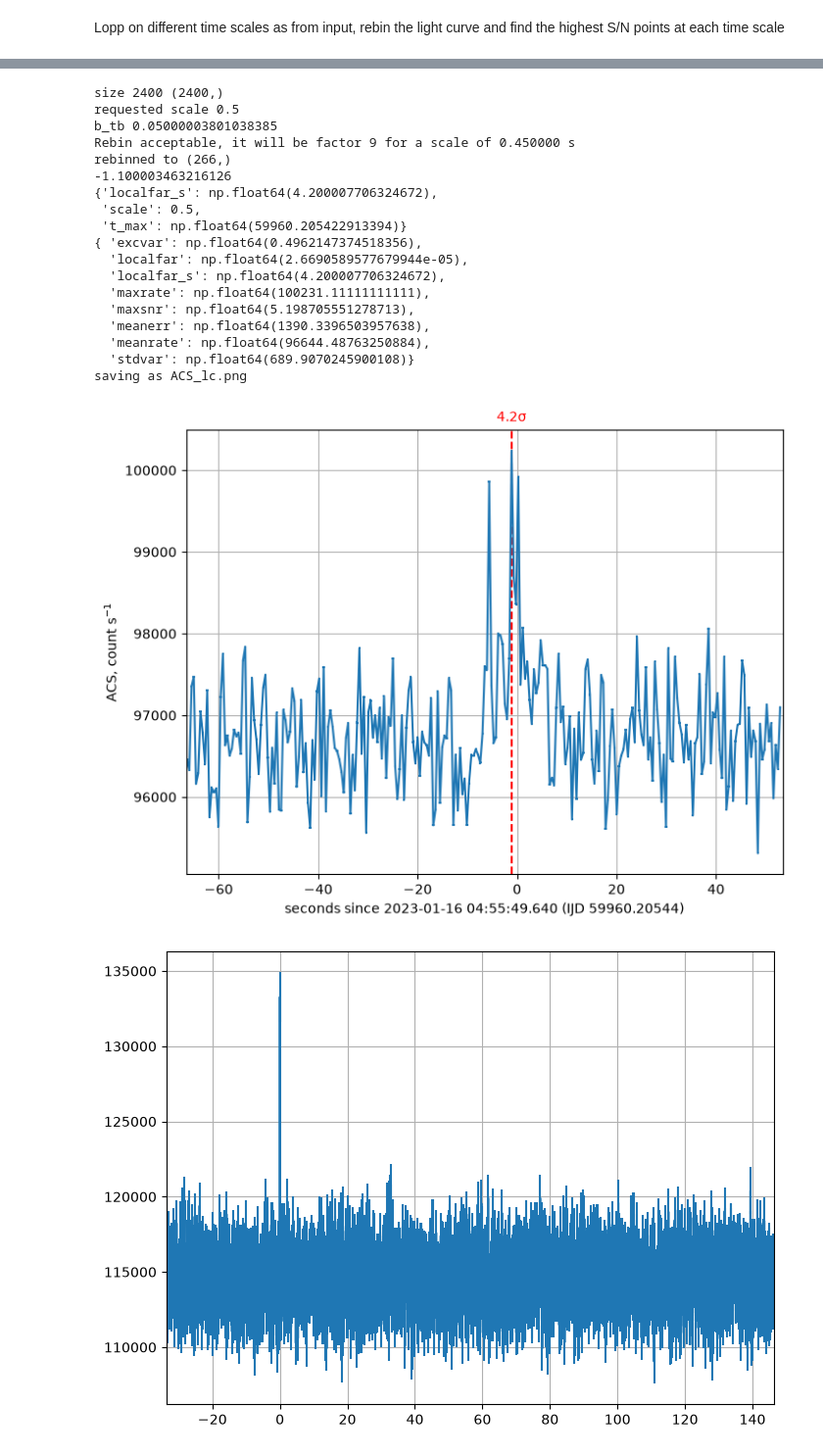
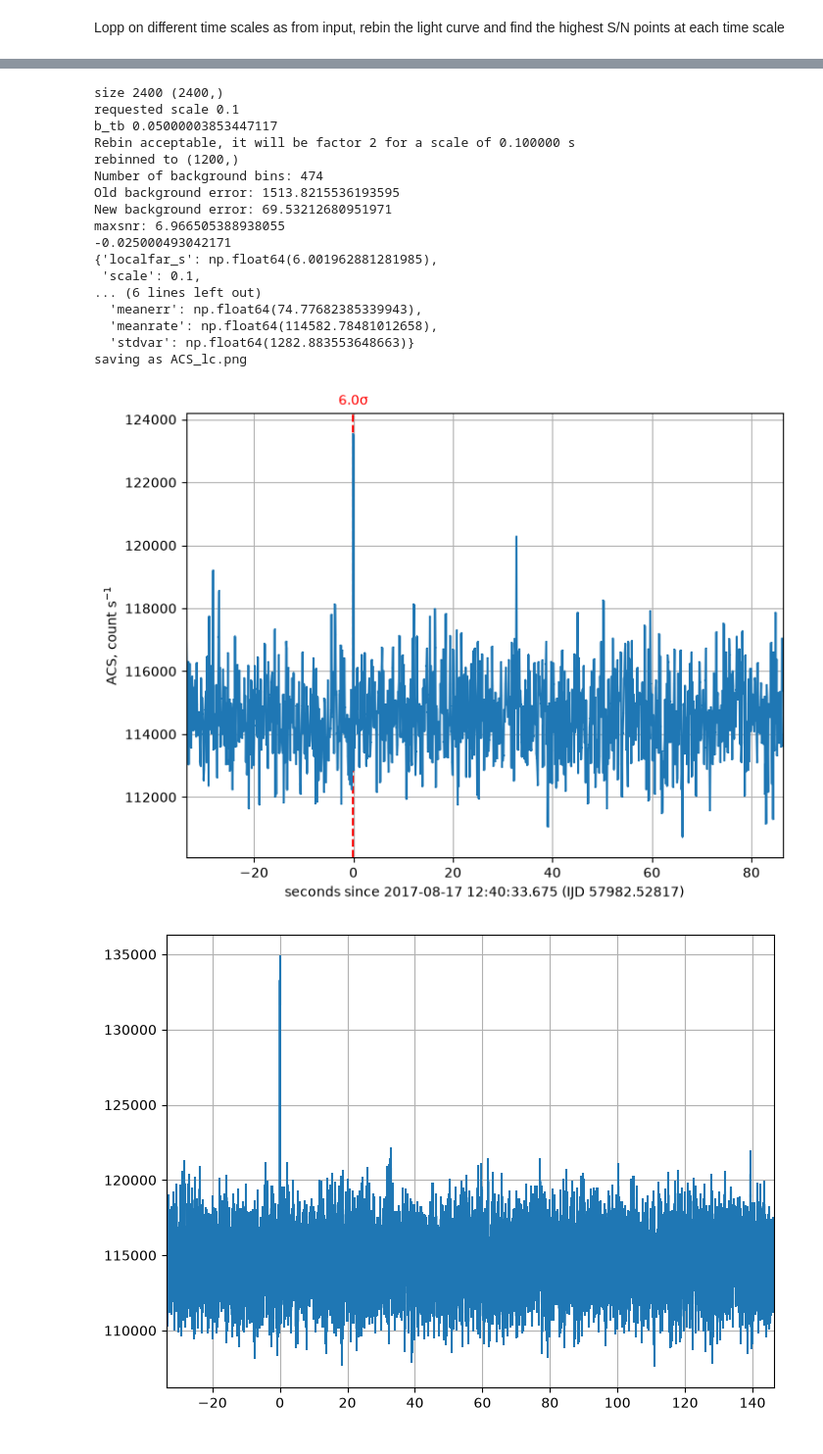
Before and after one commit to ferrigno/Maturita-2026, a Jupyter notebook: grb-detection.ipynb, the cells around one changed output, grey strips where cells are left out. Shown at 98% size. Saved outputs shown, nothing was run; the diff lists cells and outputs as text; code cells hidden in the pictures.

```diff
--- a/grb-detection.ipynb
+++ b/grb-detection.ipynb
@@ -33,11 +33,20 @@ logger = logging.getLogger()
 # %% [markdown]
 ## Get the SPI-ACS lightcurve from online service
 # %%
-data = np.loadtxt("grb.txt")
+from oda_api.api import DispatcherAPI
+disp=DispatcherAPI(url='https://www.astro.unige.ch/mmoda//dispatch-data', instrument='mock')
 
-t_ijd, t_s, cts, dummy = np.loadtxt("grb.txt", unpack=True, skiprows=5)
-lc = {
-    'TIME': t_ijd+51544,
-    'RATE': cts/0.05,
-    'ERROR': np.sqrt(cts)/0.05
+par_dict={
+    "T1": T1,
+    "T2": T2,
+    "T_format": "isot",
+    "instrument": "spi_acs",
+    "product": "spi_acs_lc",
+    "product_type": "Real",
+    "time_bin": lc_time_scale,
+    "time_bin_format": "sec",
 }
+
+data_collection = disp.get_product(**par_dict)
+
+lc = data_collection.spi_acs_lc_0_query.data_unit[1].data
@@ -43,0 +63,2 @@ lc = {
+# %%
+lc['TIME'] =  lc['TIME']/24/3600 + (Time(T1).mjd  + Time(T2).mjd)/2.
@@ -101,6 +145,6 @@ mjd2plot = lambda x:(x - T0_mjd)*24*3600
 m_bkg = mjd2plot(lc['TIME']) < -background_age
 
 bkg = np.mean(lc['RATE'][m_bkg])
-bkg_error = np.mean(lc['ERROR'][m_bkg]**2)**0.5
+bkg_error = np.sum(lc['ERROR'][m_bkg]**2)**0.5/np.sum(m_bkg)
 print('Number of background points: {}, Background rate: {}, Background error: {}'.format(np.sum(m_bkg), bkg,bkg_error))
 # %% [output]
@@ -149,7 +193,9 @@ for detection_time_scale in detection_time_scales.split(","):
     r_ce = rebin(lc['ERROR']**2, n)**0.5/n
 
     sn = (r_c - bkg) / r_ce
+
     imax = sn.argmax()
+    print((r_c[imax]-bkg)/r_ce[imax])
 
     if best_detection['sn'] is None or best_detection['sn'] < sn[imax]:
         best_detection['sn'] = sn[imax]
@@ -163,6 +209,16 @@ for detection_time_scale in detection_time_scales.split(","):
         label=f"{detection_time_scale} s, S/N = {sn[imax]:.1f}"
     )
 
+n = 2
+
+r_c = rebin(lc['RATE'], n) / n
+r_ce = np.sqrt(rebin(lc['ERROR']**2, n)) / n
+
+bkg_rate = rebin(lc['RATE'][m_bkg], n) / n
+bkg = np.mean(bkg_rate)
+bkg_std = np.std(bkg_rate)
+
+sn = (r_c - bkg) / bkg_std
 
 plt.axhline(bkg, lw=3, ls=":", c="k")
 
@@ -236,7 +292,7 @@ for ascale in [float(x) for x in detection_time_scales.split(",")]:
         ascale = b_tb
 
 
-    nscale = int(ascale/b_tb)
+    nscale = int(round(ascale/b_tb))
     scale = nscale*b_tb
 
     print("Rebin acceptable, it will be factor %d for a scale of %f s" % (nscale, scale))
@@ -260,9 +316,10 @@ for ascale in [float(x) for x in detection_time_scales.split(",")]:
     summary_scale['stdvar'] = np.std(rate)
     summary_scale['meanerr'] = np.mean(rate_err**2+bkg_error**2)**0.5
     summary_scale['excvar'] = summary_scale['stdvar']/summary_scale['meanerr']
+    max_index = np.argmax(rate)
 
     summary_scale['maxsnr'] = np.max((rate-bkg)/summary_scale['meanerr']/summary_scale['excvar'])
-
+    print("maxsnr:", summary_scale['maxsnr'])
     summary_scale['localfar'] = stats.norm.sf(summary_scale['maxsnr'])*rate.shape[0]
 
     summary_scale['localfar_s'] = stats.norm.isf(summary_scale['localfar']/2.) if summary_scale['localfar']<1 else 0
@@ -276,51 +333,50 @@ for ascale in [float(x) for x in detection_time_scales.split(",")]:
             t_max = rebin(lc["TIME"],nscale,True)[int(np.where(rate == summary_scale["maxrate"])[0][0])]
 
     )
         print((lc_summary['best']["t_max"]-T0_mjd)*24*3600)
 
 pprint(lc_summary["best"])
-pprint(lc_summary["s_0_5"], indent=2)
+pprint(lc_summary["s_0_1"], indent=2)
 
 
 #tight_layout()
 plt.grid()
 
 plt.xlim(rel_s.min(), rel_s.max())
 #plt.axhspan(0,10,alpha=0.2,color="red")
 #plt.axhspan(10,15,alpha=0.2,color="green")
 #plt.axhspan(15,20,alpha=0.2,color="blue")
 plt.axvline(x=(lc_summary['best']["t_max"]-T0_mjd)*24*3600, color='red', linestyle='--')
 plt.text((lc_summary['best']["t_max"]-T0_mjd)*24*3600, 1.02, f"{lc_summary['best']['localfar_s']:.1f}"+"σ",
          transform=plt.gca().get_xaxis_transform(),
          ha='center',
          color='red')
 plt.ylabel("ACS, count s$^{-1}$")
 #ylim([0,50])
 plt.xlabel("seconds since %s (IJD %.10lg)"%(T0_utc, T0_mjd))
 
 fn="ACS_lc.png"
 plt.savefig(fn)
 print("saving as",fn)
 # %% [output]
 size 2400 (2400,)
-requested scale 0.5
-b_tb 0.05000003801038385
-Rebin acceptable, it will be factor 9 for a scale of 0.450000 s
-rebinned to (266,)
--1.100003463216126
-{'localfar_s': np.float64(4.200007706324672),
- 'scale': 0.5,
- 't_max': np.float64(59960.205422913394)}
-{ 'excvar': np.float64(0.4962147374518356),
-  'localfar': np.float64(2.6690589577679944e-05),
-  'localfar_s': np.float64(4.200007706324672),
-  'maxrate': np.float64(100231.11111111111),
-  'maxsnr': np.float64(5.198705551278713),
-  'meanerr': np.float64(1390.3396503957638),
-  'meanrate': np.float64(96644.48763250884),
-  'stdvar': np.float64(689.9070245900108)}
+requested scale 0.1
+b_tb 0.05000003853447117
+Rebin acceptable, it will be factor 2 for a scale of 0.100000 s
+rebinned to (1200,)
+Number of background bins: 474
+Old background error: 1513.8215536193595
+New background error: 69.53212680951971
+maxsnr: 6.966505388938055
+-0.025000493042171
+{'localfar_s': np.float64(6.001962881281985),
+ 'scale': 0.1,
+... (6 lines left out)
+  'meanerr': np.float64(74.77682385339943),
+  'meanrate': np.float64(114582.78481012658),
+  'stdvar': np.float64(1282.883553648663)}
 saving as ACS_lc.png
-[figure, old version]
+[figure, new version]
 # %%
 Grafico dimostrativo scala temporale
 # %%
```
Also changed, not shown: parts of 24 cells of this notebook.
